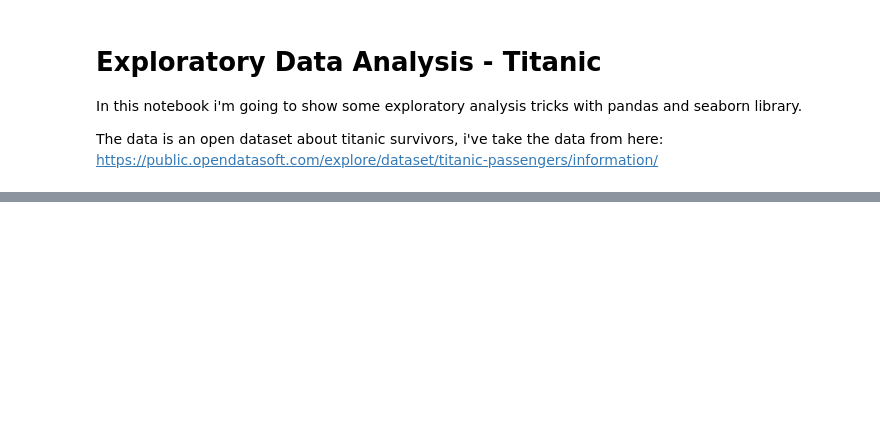
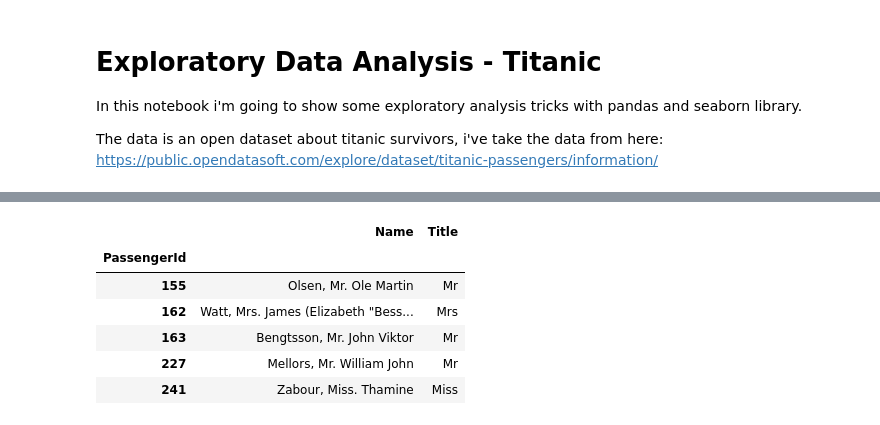
Before and after one commit to EikeDehling/machine-learnings, a Jupyter notebook: exploratory_data_analysis_titanic.ipynb, the cells around one changed output, grey strips where cells are left out. Saved outputs shown, nothing was run; the diff lists cells and outputs as text; code cells hidden in the pictures; blank space fills up the shorter version.

```diff
--- a/exploratory_data_analysis_titanic.ipynb
+++ b/exploratory_data_analysis_titanic.ipynb
@@ -43,0 +49,12 @@ sns.barplot(x="Embarked", y="Survived", data=df)
+# %%
+df['Title'] = df['Name'].map(lambda name: name.split(',')[1].split('.')[0].strip())
+
+df[['Name', 'Title']].head()
+# %% [output]
+|  | Name | Title |
+| PassengerId |  |  |
+| 155 | Olsen, Mr. Ole Martin | Mr |
+| 162 | Watt, Mrs. James (Elizabeth "Bess... | Mrs |
+| 163 | Bengtsson, Mr. John Viktor | Mr |
+| 227 | Mellors, Mr. William John | Mr |
+| 241 | Zabour, Miss. Thamine | Miss |
```
Also changed, not shown: parts of 8 cells of this notebook.
